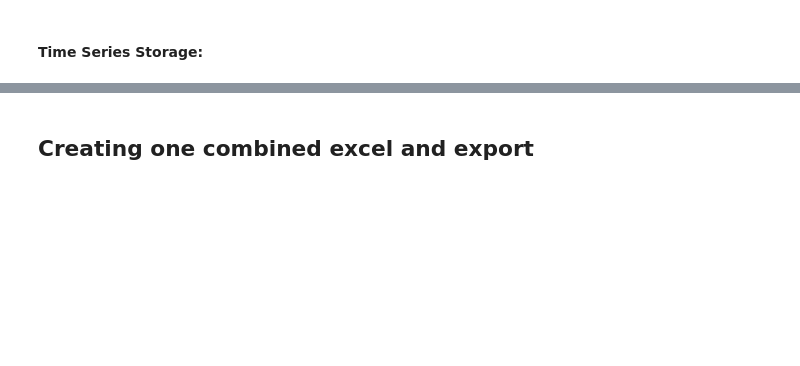
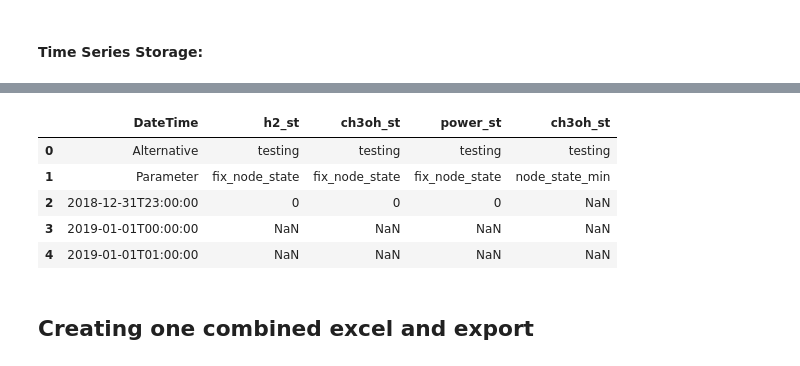
Before and after one commit to CSEI-EU/Nord_H2ub, a Jupyter notebook: spine_projects/01_input_data/00_functions/please_ignore.ipynb, the cells around one changed output, grey strips where cells are left out. Cells and saved outputs as stored; diff of their text form; code cells hidden in the pictures; blank space fills up the shorter version.

```diff
--- a/spine_projects/01_input_data/00_functions/please_ignore.ipynb
+++ b/spine_projects/01_input_data/00_functions/please_ignore.ipynb
@@ -1189,7 +1169,7 @@ for index, row in df_model_units_relations.iterrows():
             # Fit with operating points
             des_segment = globals()['des_segments_' + unit]
             df_var_efficiency, df_operating_points, segment_x_values, segment_averages, x_values, y_values = calculate_op_points(
-                unit, des_segment, df_efficiency_adj, input_1, output_1, run_name
+                unit, int(des_segment), df_efficiency_adj, input_1, output_1, run_name
             )
             globals()[f"variable_efficiency_{unit}"] = df_var_efficiency
             globals()[f"operating_points_{unit}"] = df_operating_points
@@ -1435,7 +1466,7 @@ for _, row in df_model_units_relations.iterrows():
             value = matching.iloc[0, 2]
             if pd.notna(value):
                 # Create the column values
-                column_data = ['unit', 'unit_from_node', unit, input_node, run_name, 'vom_cost']
+                column_data = ['unit', 'unit__from_node', unit, input_node, run_name, 'vom_cost']
                 column_data += [value] * len(df_time)
 
                 # Name the column uniquely (e.g., by input_node or unit)
@@ -1523,36 +1580,43 @@ df_storage.head()
 # Add storage if roll_forward and a min_shut_down_period are used
 product_tr = translate_product(product)
 last_storage = f"{product_tr}_st"
-indices = list(range(1, num_slices))
+indices = list(range(1, int(num_slices)))
 
 if "min_down_time" in unit_parameters_duration_df['Parameter'].values and roll_forward_use:
-    new_column = pd.DataFrame({last_storage: ['node_state_min', run_name]})
+    new_column = pd.DataFrame({last_storage: [run_name, 'node_state_min']})
     # Add to the rest of the storage df
     df_storage = pd.concat([df_storage, new_column], axis=1)
 
     # Down time
     min_down_df = unit_parameters_duration_df[unit_parameters_duration_df['Parameter'].isin({'min_down_time'})]
     min_down_df['Value'] = min_down_df['Value'].str[:-1].astype(float)
     time_down = max(min_down_df['Value'])
 
     # Demand hourly
     demand = df_nodes.loc[df_nodes['Object_name'] == f"{product_tr}_demand", 'demand'].values
     demand = demand[0]
 
     storage_needed = demand * time_down
 
     # Add storage_needed at relevant indices and set the next cell to 0
     for i in indices:
         index_value = (i * roll_forward_size) + 1 #plus one as it starts in the last hour of the prior period
         df_storage.iloc[index_value, -1] = storage_needed
 
         # Set the cell after storage_needed to 0 if it exists within bounds
         next_index = index_value + 1
         if next_index < len(df_storage):
             df_storage.iloc[next_index, -1] = 0
 
 # Show table head for control
 df_storage.head()
+# %% [output]
+|  | DateTime | h2_st | ch3oh_st | power_st | ch3oh_st |
+| 0 | Alternative | testing | testing | testing | testing |
+| 1 | Parameter | fix_node_state | fix_node_state | fix_node_state | node_state_min |
+| 2 | 2018-12-31T23:00:00 | 0 | 0 | 0 | NaN |
+| 3 | 2019-01-01T00:00:00 | NaN | NaN | NaN | NaN |
+| 4 | 2019-01-01T01:00:00 | NaN | NaN | NaN | NaN |
 # %% [markdown]
 ## Creating one combined excel and export
 # %%
```
Also changed, not shown: parts of 26 cells of this notebook, 7 other files.
